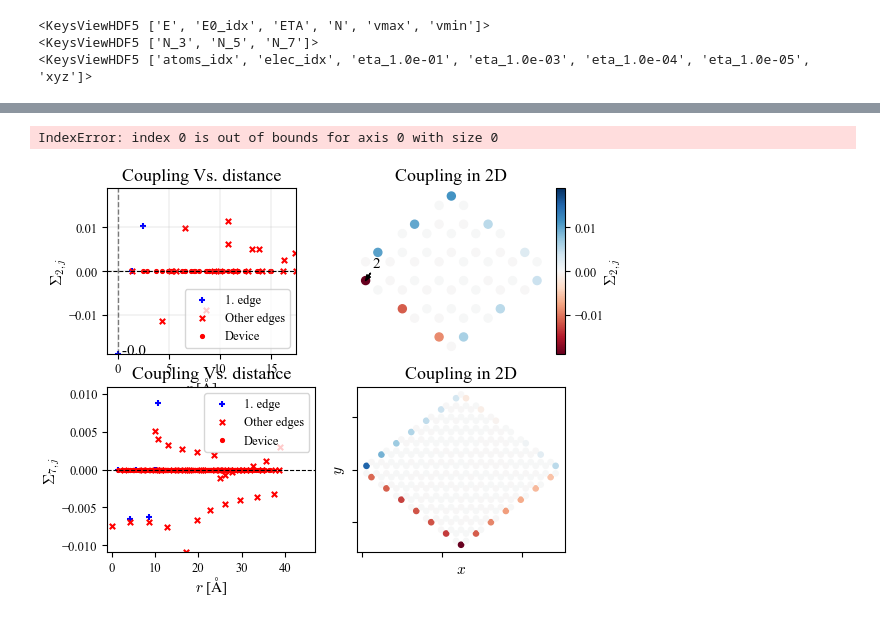
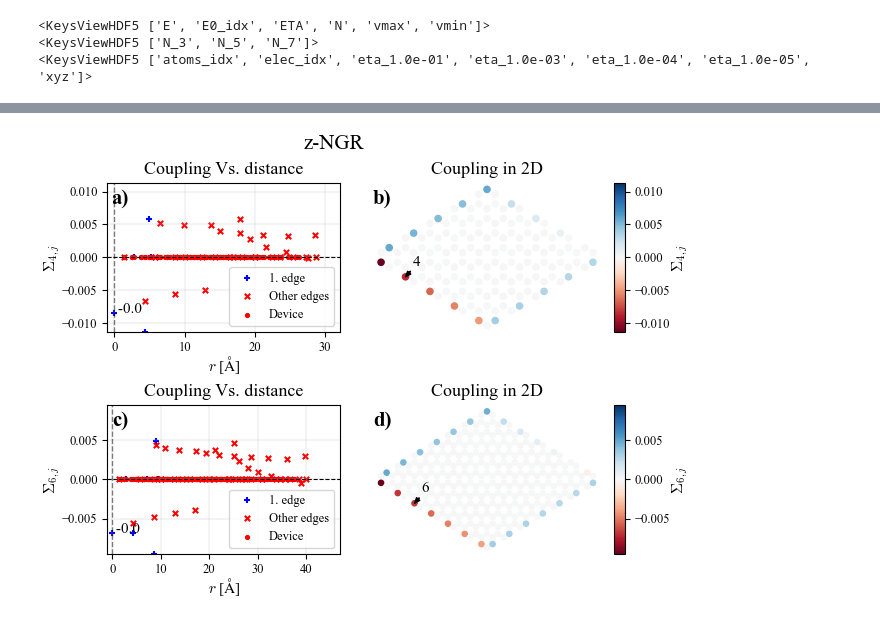
Before and after one commit to BastianValhoj/QTM-ML, a Jupyter notebook: scripts/notebooks/coupling_interactive.ipynb, the cells around one changed output, grey strips where cells are left out. Drawn from its saved outputs; the diff is of its cells as text; code cells hidden in the pictures.

Commit message:
naming figures to figure generating script

```diff
--- a/scripts/notebooks/coupling_interactive.ipynb
+++ b/scripts/notebooks/coupling_interactive.ipynb
@@ -223,35 +222,36 @@ VBox(children=(HBox(children=(Dropdown(description='Tiling, N =', options=(np.in
 # %%
 E = 0.
 eta = 1e-3
 
 
 fig, axes =  thesis_fig(subplots=(2,2), aspect=0.8)
-plot_size_conv(OUTPUTS, N=3, E=E, eta=eta, site=2,
+n1 = 5 if KIND == "armchair" else 9
+n2 = 7 if KIND == "armchair" else 21
+plot_size_conv(OUTPUTS, N=n1, E=E, eta=eta, site=n1-1,
                part="imag", nn=0, axes=axes[0, :])
 
-plot_size_conv(OUTPUTS, N=7, E=E, eta=eta, site=7,
+plot_size_conv(OUTPUTS, N=n2, E=E, eta=eta, site=n2-1,
                part="imag", nn=0, axes=axes[1, :])
 
 
 labels = ['a)', 'b)', 'c)', 'd)']
 flat_axes = axes.flatten()
 
 # for i, ax in enumerate(flat_axes):
 #     # x=-0.1, y=1.1 positions the label slightly outside the top-left corner
 #     # transform=ax.transAxes ensures (0,0) is bottom-left and (1,1) is top-right of the plot
 #     ax.text(0.09, 0.95, labels[i], transform=ax.transAxes,
 #             fontsize=15, fontweight='bold', va='top', ha='right')
 # fig.suptitle(f'$E -\\varepsilon_F= {E:.1f}$ eV,\t $\\eta = 10^{{{np.log10(eta):.0f}}}$')
 
 label_subplots(axes=flat_axes)
 
 fig.set_constrained_layout(True)
 fig.suptitle("z-NGR")
 fig.savefig(f'../figures/coupling_interactive_-_size_comparison_{KIND}')
 fig.canvas.draw()
 # %% [output]
-IndexError: index 0 is out of bounds for axis 0 with size 0
-[figure, old version]
+[figure, new version]
 # %%
 E_options[5]
 # %%
```
Also changed, not shown: parts of 2 cells of this notebook, 3 other files.
